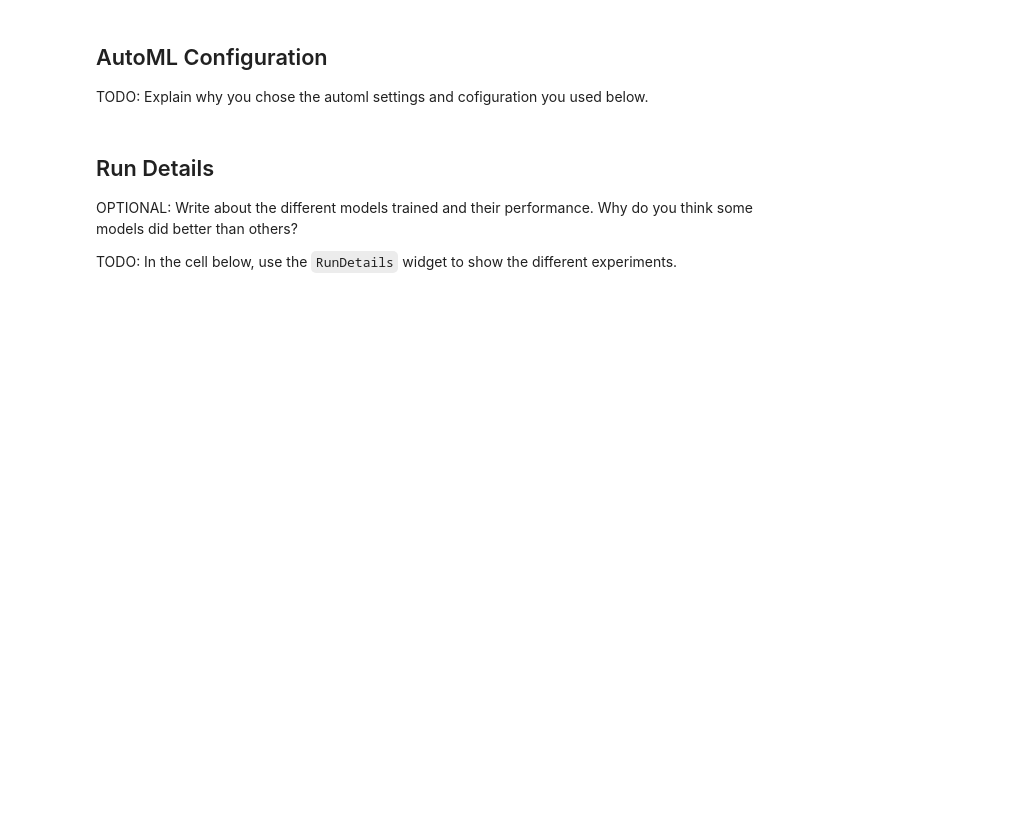
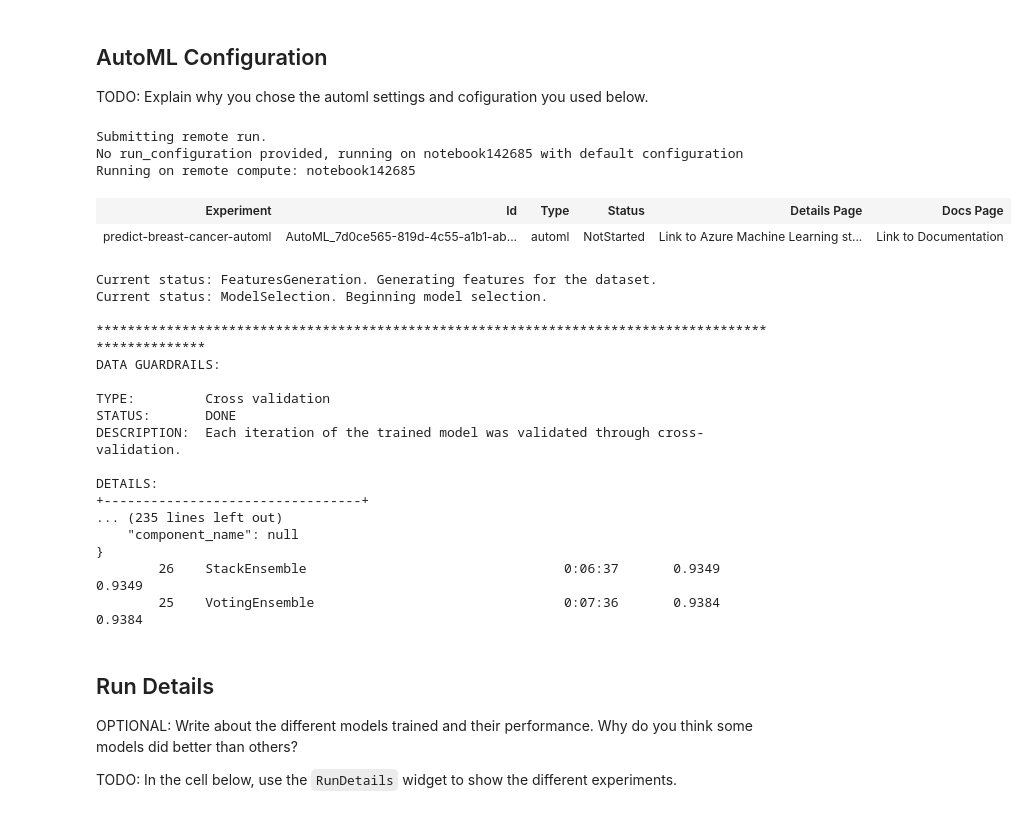
Before and after one commit to arin1405/nd00333-capstone, a Jupyter notebook: starter_file/automl.ipynb, the cells around one changed output. Cells and saved outputs as stored; diff of their text form; code cells hidden in the pictures; blank space fills up the shorter version.

```diff
--- a/starter_file/automl.ipynb
+++ b/starter_file/automl.ipynb
@@ -43,7 +48,7 @@ experiment=Experiment(ws, experiment_name)
 # %%
 # Check for existing cluster. Otherwise, create new cluster
 try:
-    cluster = ComputeTarget(workspace=ws, name="notebook142164")
+    cluster = ComputeTarget(workspace=ws, name="notebook142685")
     print("Cluster exists")
 except:
     config = AmlCompute.provisioning_configuration(vm_size='STANDARD_D2_V12', max_nodes=4)
@@ -78,8 +92,30 @@ automl_config = AutoMLConfig(compute_target=cluster,
                             )
 # %%
 # TODO: Submit your experiment
-experiment = Experiment(workspace=ws, name="automl_bc_exp")
 remote_run = experiment.submit(automl_config, show_output=True)
+# %% [output]
+Submitting remote run.
+No run_configuration provided, running on notebook142685 with default configuration
+Running on remote compute: notebook142685
+| Experiment | Id | Type | Status | Details Page | Docs Page |
+| predict-breast-cancer-automl | AutoML_7d0ce565-819d-4c55-a1b1-ab... | automl | NotStarted | Link to Azure Machine Learning st... | Link to Documentation |
+Current status: FeaturesGeneration. Generating features for the dataset.
+Current status: ModelSelection. Beginning model selection.
+
+****************************************************************************************************
+DATA GUARDRAILS:
+
+TYPE:         Cross validation
+STATUS:       DONE
+DESCRIPTION:  Each iteration of the trained model was validated through cross-validation.
+
+DETAILS:
++---------------------------------+
+... (235 lines left out)
+    "component_name": null
+}
+        26    StackEnsemble                                 0:06:37       0.9349    0.9349
+        25    VotingEnsemble                                0:07:36       0.9384    0.9384
 # %% [markdown]
 ## Run Details
 
```
Also changed, not shown: parts of 7 cells of this notebook, 4 other files.
